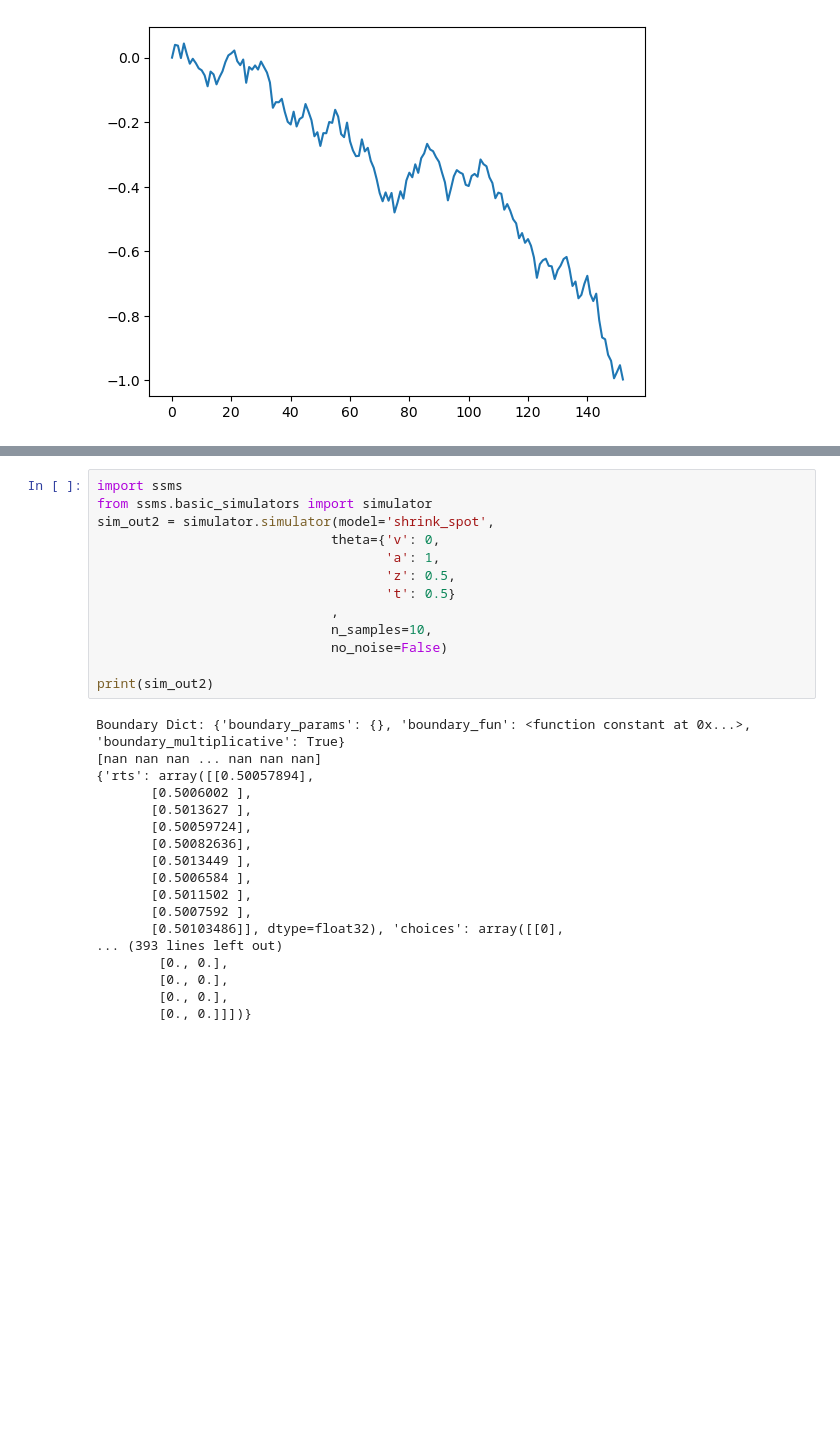
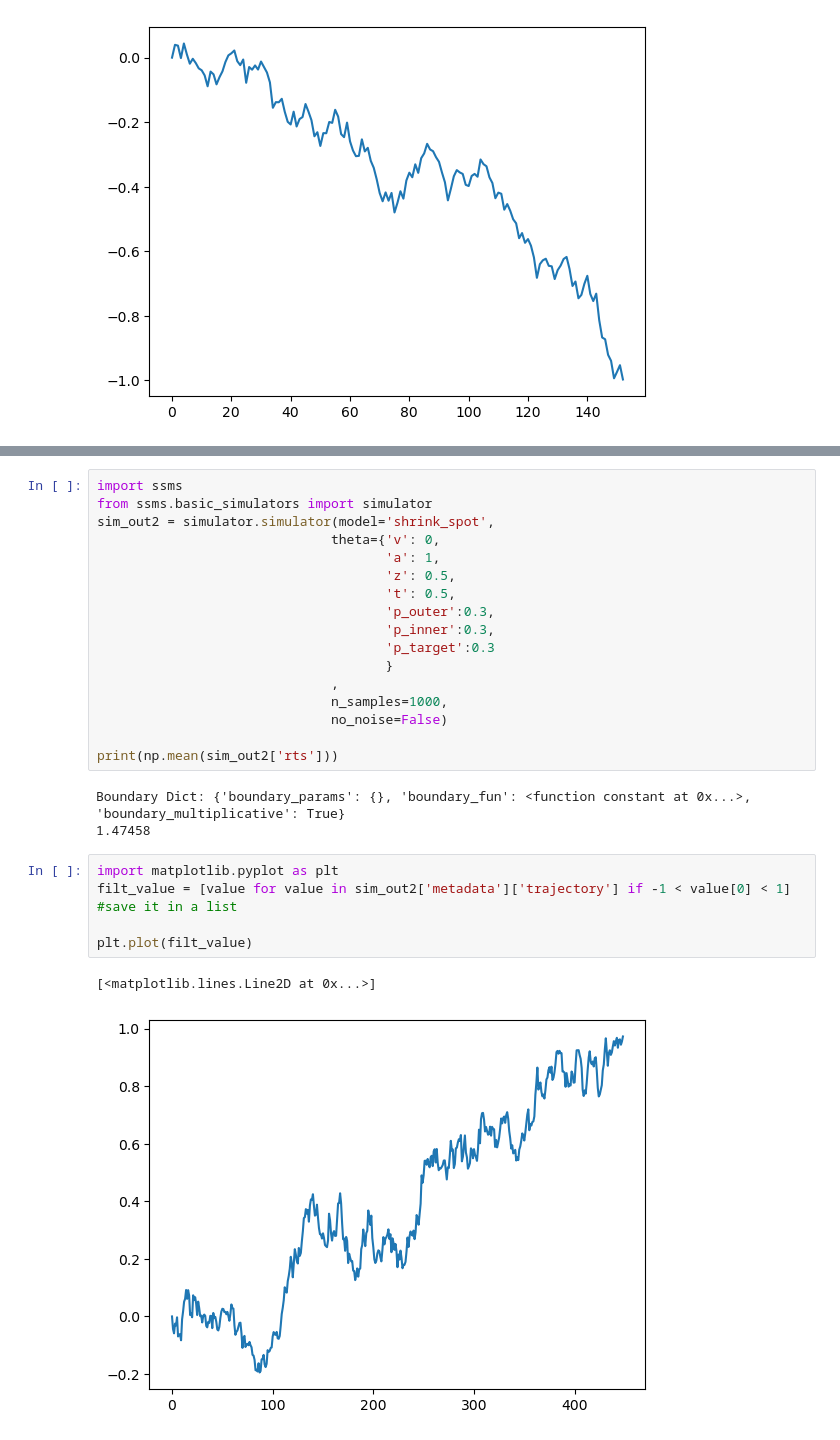
Before and after one commit to AlexanderFengler/ssm-simulators, a Jupyter notebook: ssms/basic_simulators/andrew-testing.ipynb, the cells around one changed output, grey strips where cells are left out. Cells and saved outputs as stored; diff of their text form; blank space fills up the shorter version.

```diff
--- a/ssms/basic_simulators/andrew-testing.ipynb
+++ b/ssms/basic_simulators/andrew-testing.ipynb
@@ -97,27 +126,24 @@ sim_out2 = simulator.simulator(model='shrink_spot',
                               theta={'v': 0,
                                      'a': 1,
                                      'z': 0.5,
-                                     't': 0.5}
+                                     't': 0.5,
+                                     'p_outer':0.3,
+                                     'p_inner':0.3,
+                                     'p_target':0.3
+                                     }
                               ,
-                              n_samples=10,
+                              n_samples=1000,
                               no_noise=False)
 
-print(sim_out2)
+print(np.mean(sim_out2['rts']))
 # %% [output]
 Boundary Dict: {'boundary_params': {}, 'boundary_fun': <function constant at 0x...>, 'boundary_multiplicative': True}
-[nan nan nan ... nan nan nan]
-{'rts': array([[0.50057894],
-       [0.5006002 ],
-       [0.5013627 ],
-       [0.50059724],
-       [0.50082636],
-       [0.5013449 ],
-       [0.5006584 ],
-       [0.5011502 ],
-       [0.5007592 ],
-       [0.50103486]], dtype=float32), 'choices': array([[0],
-... (393 lines left out)
-        [0., 0.],
-        [0., 0.],
-        [0., 0.],
-        [0., 0.]]])}
+1.47458
+# %%
+import matplotlib.pyplot as plt
+filt_value = [value for value in sim_out2['metadata']['trajectory'] if -1 < value[0] < 1] #save it in a list
+
+plt.plot(filt_value)
+# %% [output]
+[<matplotlib.lines.Line2D at 0x...>]
+[figure, added]
```
Also changed, not shown: parts of 3 cells of this notebook, 1 other file.
